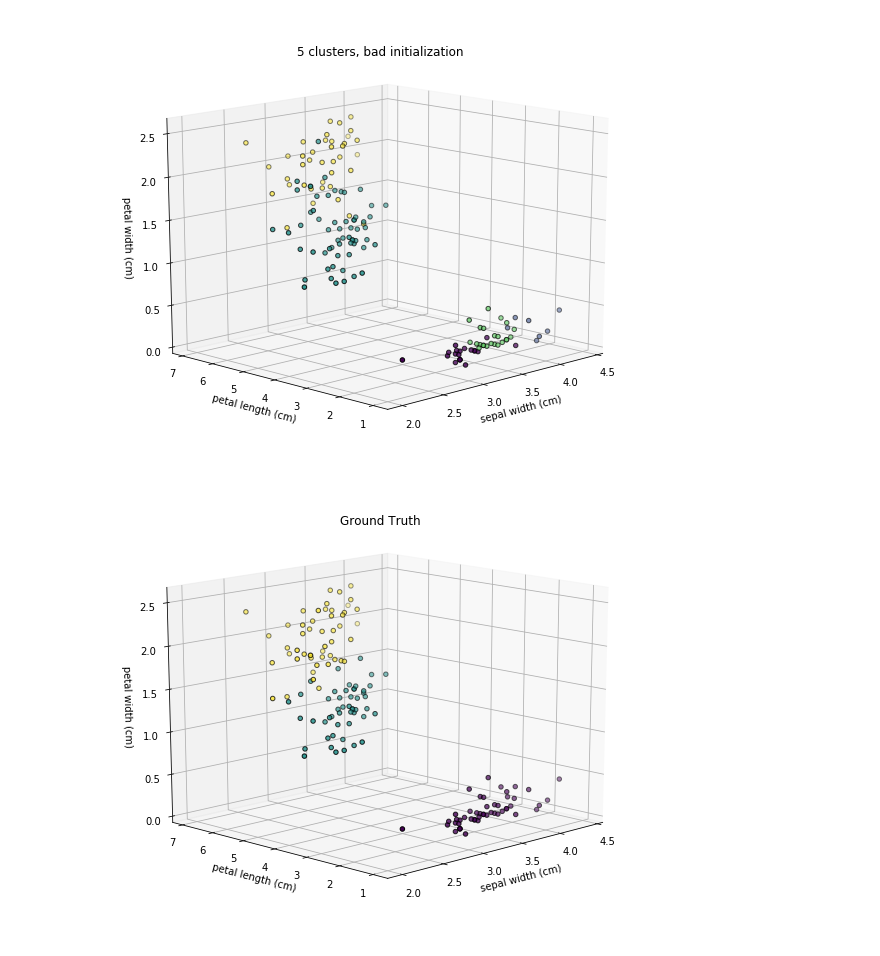
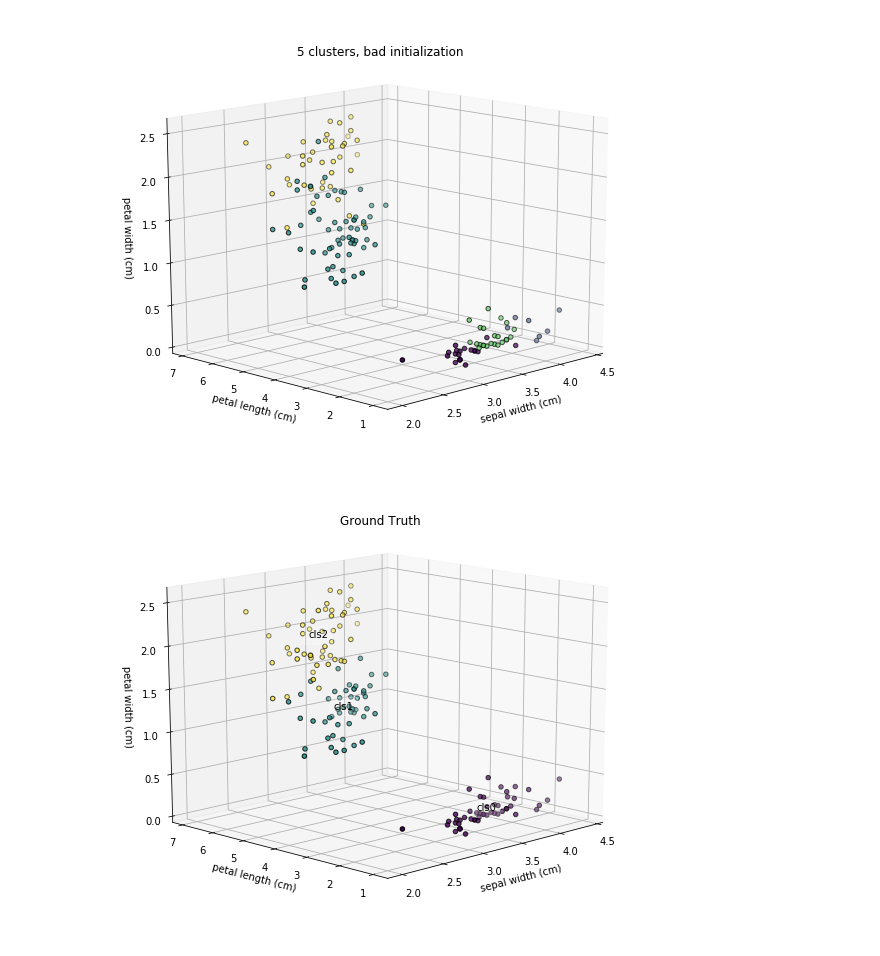
Before and after one commit to ChenLily0928/ML100-Days, a Jupyter notebook: homework/Day_055_HW.ipynb, the cells around one changed output. Cells and saved outputs as stored; diff of their text form; code cells hidden in the pictures.

```diff
--- a/homework/Day_055_HW.ipynb
+++ b/homework/Day_055_HW.ipynb
@@ -82,12 +82,20 @@ for cluster, kms in estimators:
 # %%
 fig = plt.figure(figsize = (8, 6))
 ax = Axes3D(fig, rect = [0, 0, .95, 1])
+for name, label in [('cls0', 0),
+                    ('cls1', 1),
+                    ('cls2', 2)]:
+    ax.text3D(X[y == label, 1].mean(),
+              X[y == label, 2].mean(),
+              X[y == label, 3].mean(), name,
+              horizontalalignment = 'center',
+              bbox = dict(alpha=.2, edgecolor='w', facecolor='w'))
 ax.scatter(X[:, 1], X[:, 2], X[:, 3], c = y, edgecolor='k')
 ax.set_xlabel(labels[0])
 ax.set_ylabel(labels[1])
 ax.set_zlabel(labels[2])
 ax.set_title(titles[fignum - 1])
 ax.dist = 12
 ax.view_init(elev = 15, azim = 225) # elev 垂直旋轉; azim 水平旋轉
 # %% [output]
-[figure, old version]
+[figure, new version]
```
